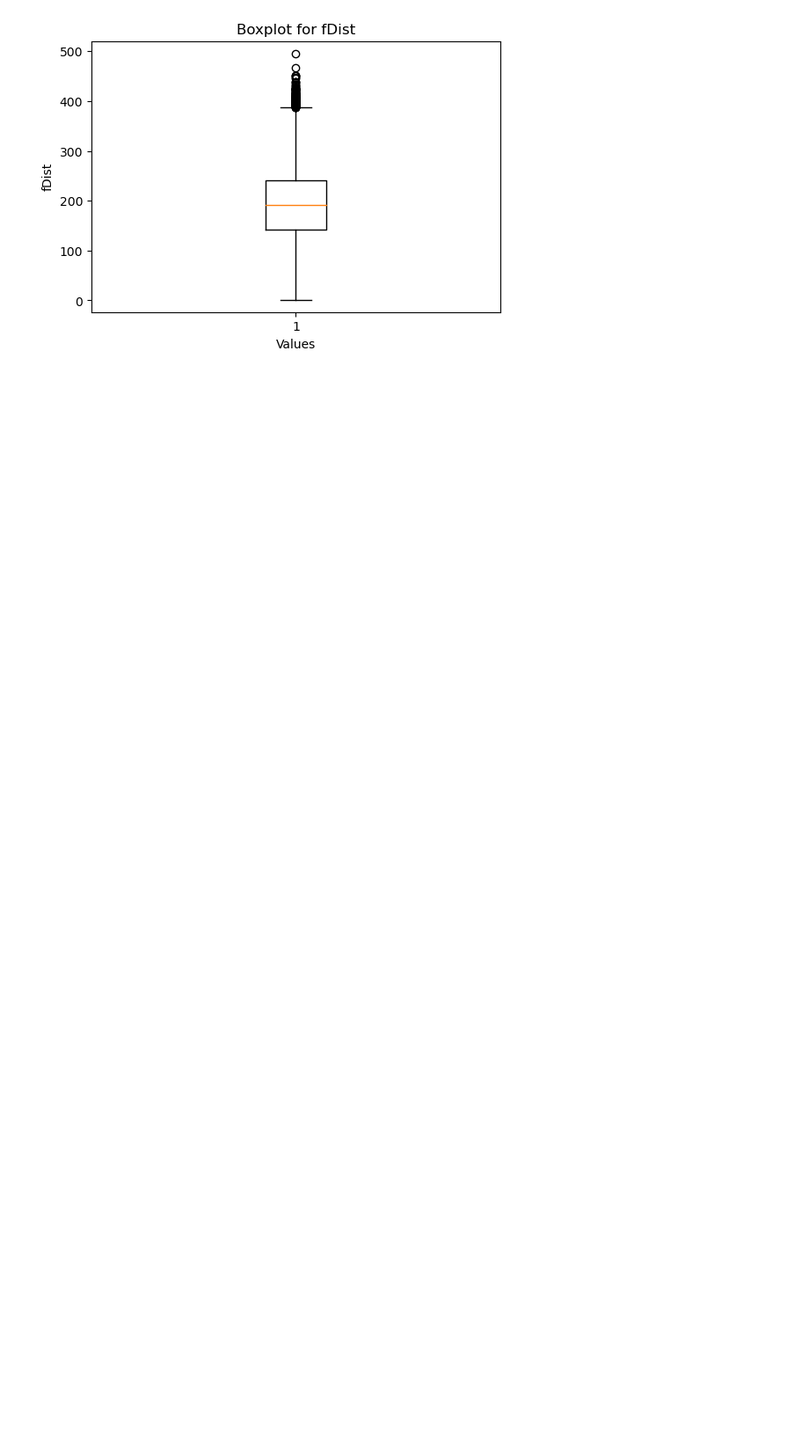
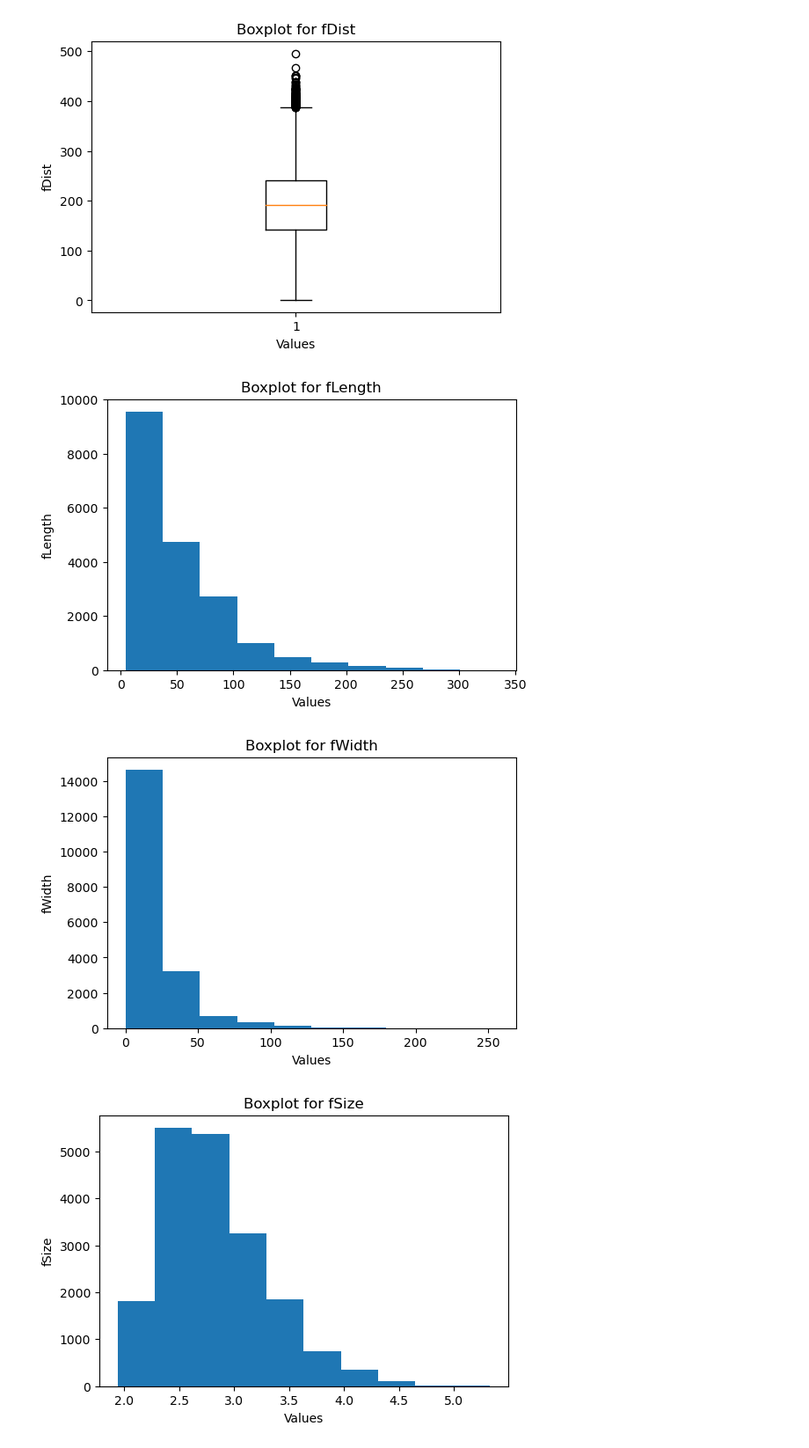
Before and after one commit to SohamAgarkar-ds/6301-Final--Project, a Jupyter notebook: 6302-Final.ipynb, the cells around one changed output. Shown at 88% size. Cells and saved outputs as stored; diff of their text form; code cells hidden in the pictures; blank space fills up the shorter version.

```diff
--- a/6302-Final.ipynb
+++ b/6302-Final.ipynb
@@ -72,7 +92,7 @@ plt.show()
 #Create a seperate boxplot for every feature
 for column in data.columns:
     if column != 'class':
-        plt.figure(figsize=(6, 4))
+        plt.figure(figsize=(6, 4), facecolor = "white")
         plt.boxplot(data[column])
         plt.title(f'Boxplot for {column}')
         plt.xlabel('Values')
@@ -89,3 +109,17 @@ for column in data.columns:
 [figure]
 [figure]
 [figure]
+# %%
+#Create a seperate boxplot for every feature
+for column in data.columns:
+    if column != 'class':
+        plt.figure(figsize=(6, 4), facecolor = "white")
+        plt.hist(data[column])
+        plt.title(f'Boxplot for {column}')
+        plt.xlabel('Values')
+        plt.ylabel(column)
+        plt.show()
+# %% [output]
+[figure, added]
+[figure, added]
+[figure, added]
```
Also changed, not shown: parts of 7 cells of this notebook.
